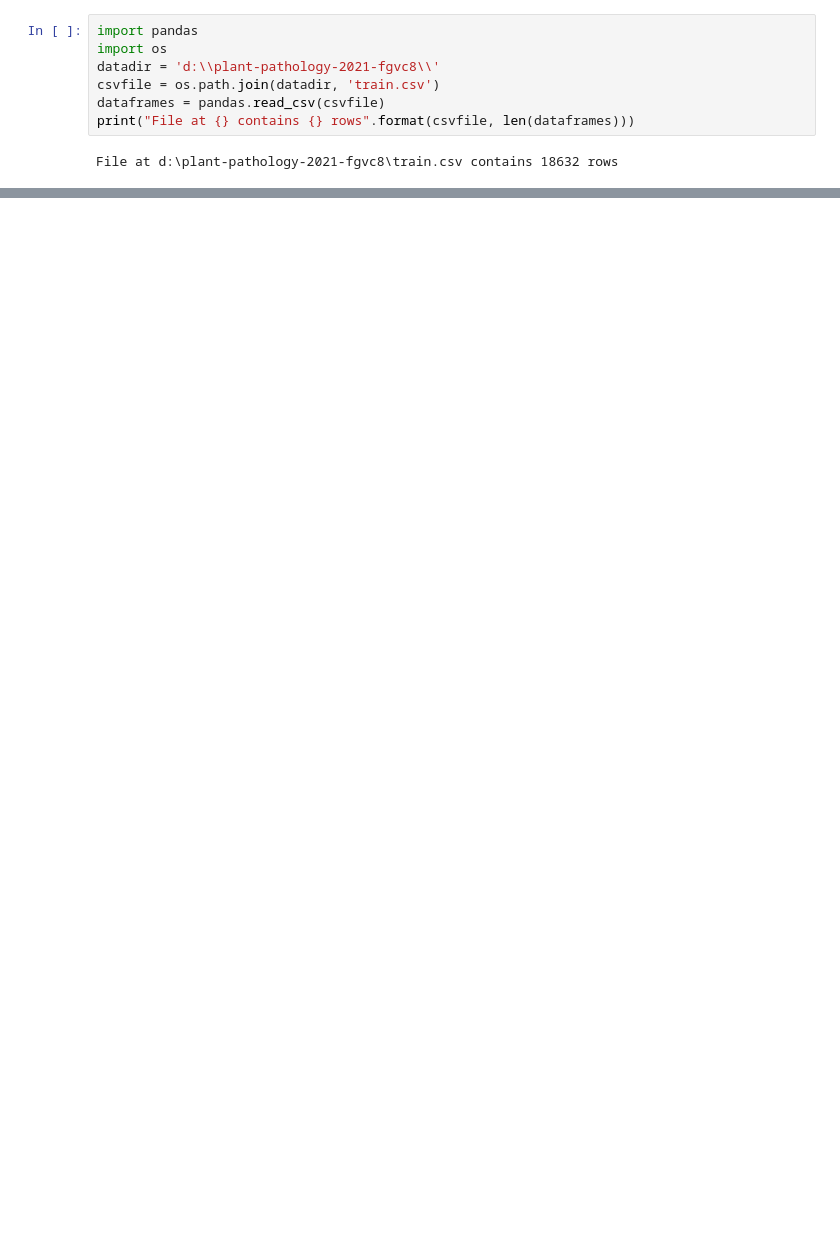
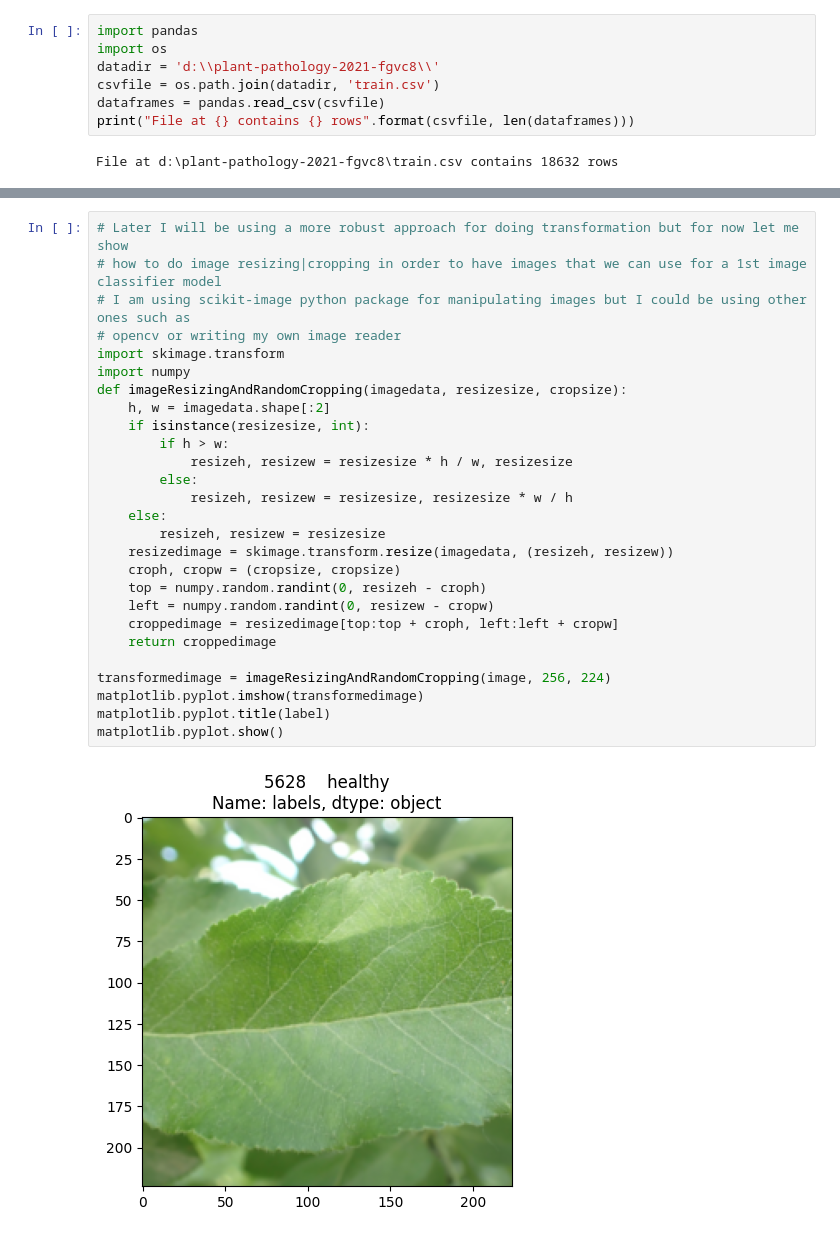
Before and after one commit to guayabas/LeafDiseaseClassifier, a Jupyter notebook: LeafDiseaseClassifier.ipynb, the cells around one changed output, grey strips where cells are left out. Drawn from its saved outputs; the diff is of its cells as text; blank space fills up the shorter version.

```diff
--- a/LeafDiseaseClassifier.ipynb
+++ b/LeafDiseaseClassifier.ipynb
@@ -22,0 +23,29 @@ matplotlib.pyplot.show()
+# %%
+# Later I will be using a more robust approach for doing transformation but for now let me show
+# how to do image resizing|cropping in order to have images that we can use for a 1st image classifier model
+# I am using scikit-image python package for manipulating images but I could be using other ones such as
+# opencv or writing my own image reader
+import skimage.transform
+import numpy
+def imageResizingAndRandomCropping(imagedata, resizesize, cropsize):
+    h, w = imagedata.shape[:2]
+    if isinstance(resizesize, int):
+        if h > w:
+            resizeh, resizew = resizesize * h / w, resizesize
+        else:
+            resizeh, resizew = resizesize, resizesize * w / h
+    else:
+        resizeh, resizew = resizesize
+    resizedimage = skimage.transform.resize(imagedata, (resizeh, resizew))
+    croph, cropw = (cropsize, cropsize)
+    top = numpy.random.randint(0, resizeh - croph)
+    left = numpy.random.randint(0, resizew - cropw)
+    croppedimage = resizedimage[top:top + croph, left:left + cropw]
+    return croppedimage
+
+transformedimage = imageResizingAndRandomCropping(image, 256, 224)
+matplotlib.pyplot.imshow(transformedimage)
+matplotlib.pyplot.title(label)
+matplotlib.pyplot.show()
+# %% [output]
+[figure, added]
```
Also changed, not shown: parts of 7 cells of this notebook, 1 other file.
